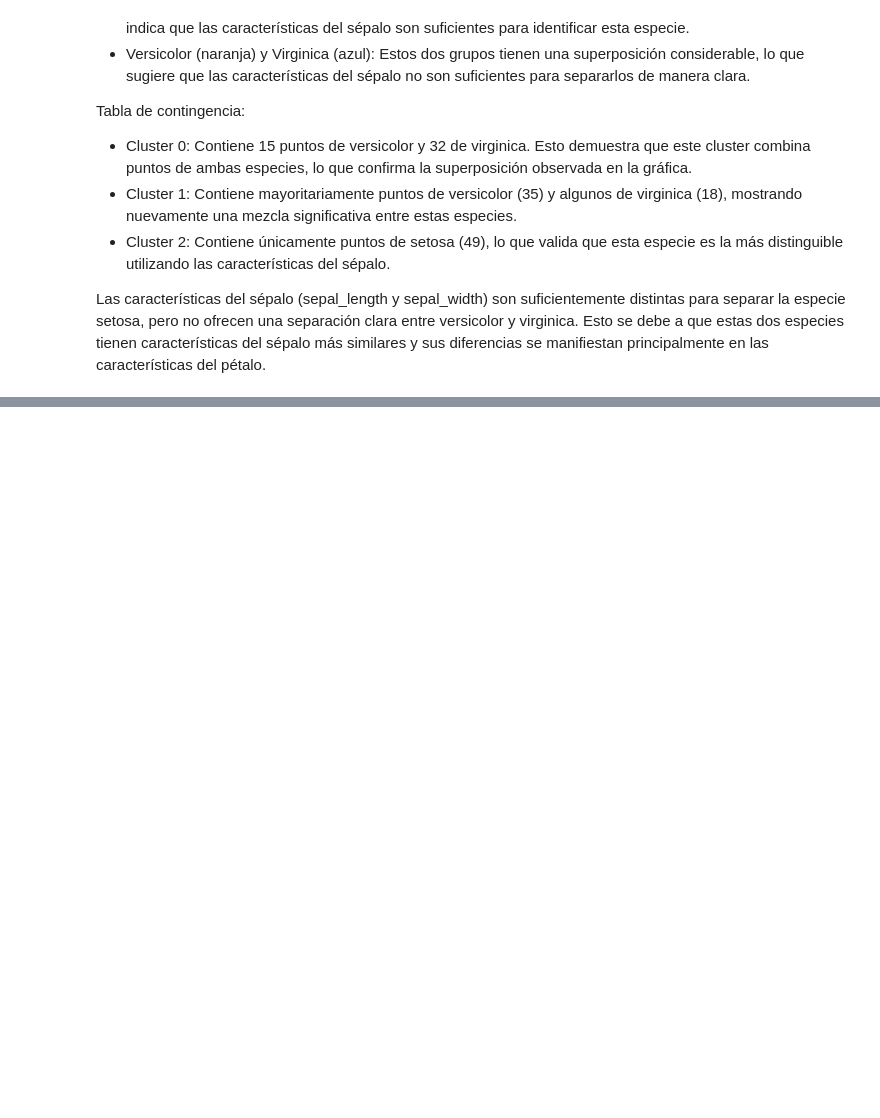
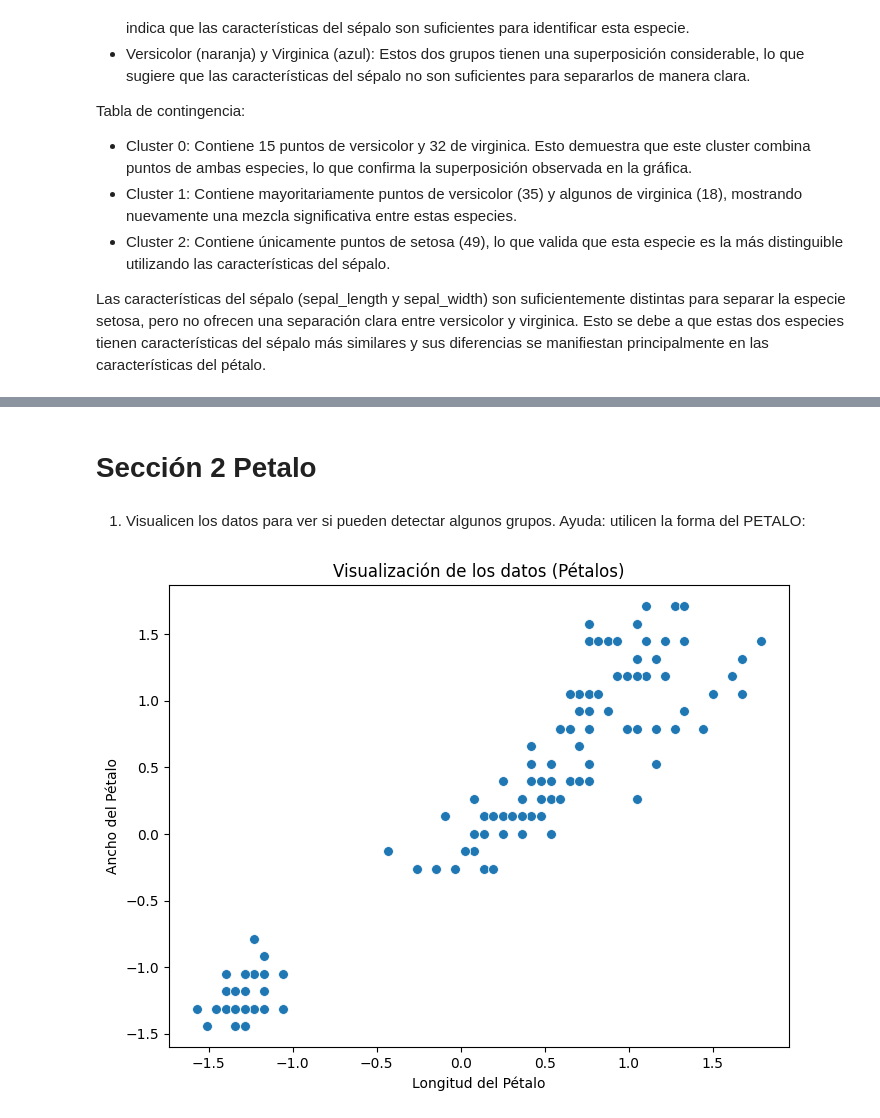
Before and after one commit to SergioAle210/HT2-DataMining, a Jupyter notebook: codigo.ipynb, the cells around one changed output, grey strips where cells are left out. Saved outputs shown, nothing was run; the diff lists cells and outputs as text; code cells hidden in the pictures; blank space fills up the shorter version.

```diff
--- a/codigo.ipynb
+++ b/codigo.ipynb
@@ -192,0 +201,17 @@ Las características del sépalo (sepal_length y sepal_width) son suficientement
+# %% [markdown]
+# Sección 2 Petalo
+# %% [markdown]
+1. Visualicen los datos para ver si pueden detectar algunos grupos. Ayuda: utilicen la forma del PETALO:
+# %%
+import matplotlib.pyplot as plt
+import seaborn as sns
+
+# Visualización inicial
+plt.figure(figsize=(8, 6))
+sns.scatterplot(data=iris, x='petal_length', y='petal_width', s=50)
+plt.title('Visualización de los datos (Pétalos)')
+plt.xlabel('Longitud del Pétalo')
+plt.ylabel('Ancho del Pétalo')
+plt.show()
+# %% [output]
+[figure, added]
```
Also changed, not shown: parts of 24 cells of this notebook.
